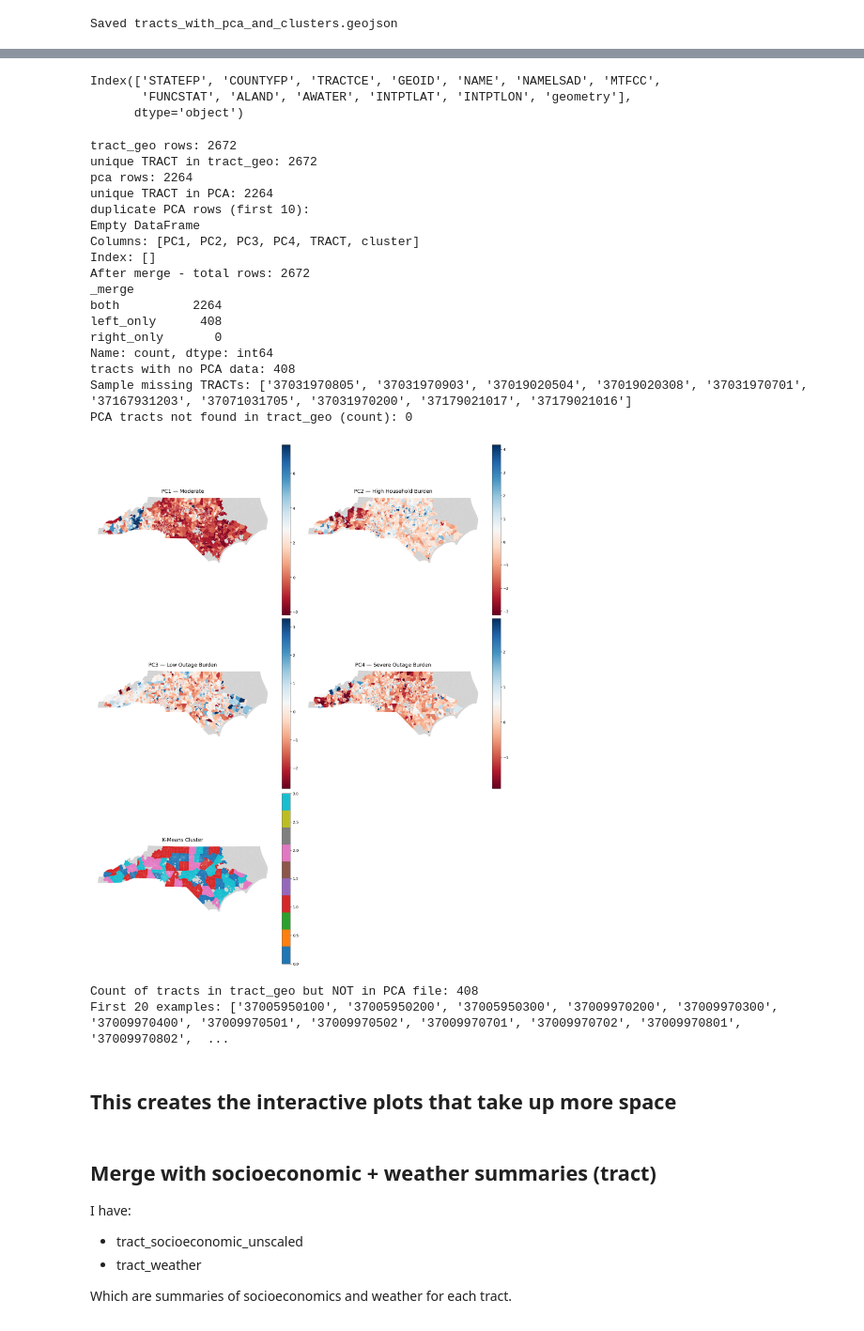
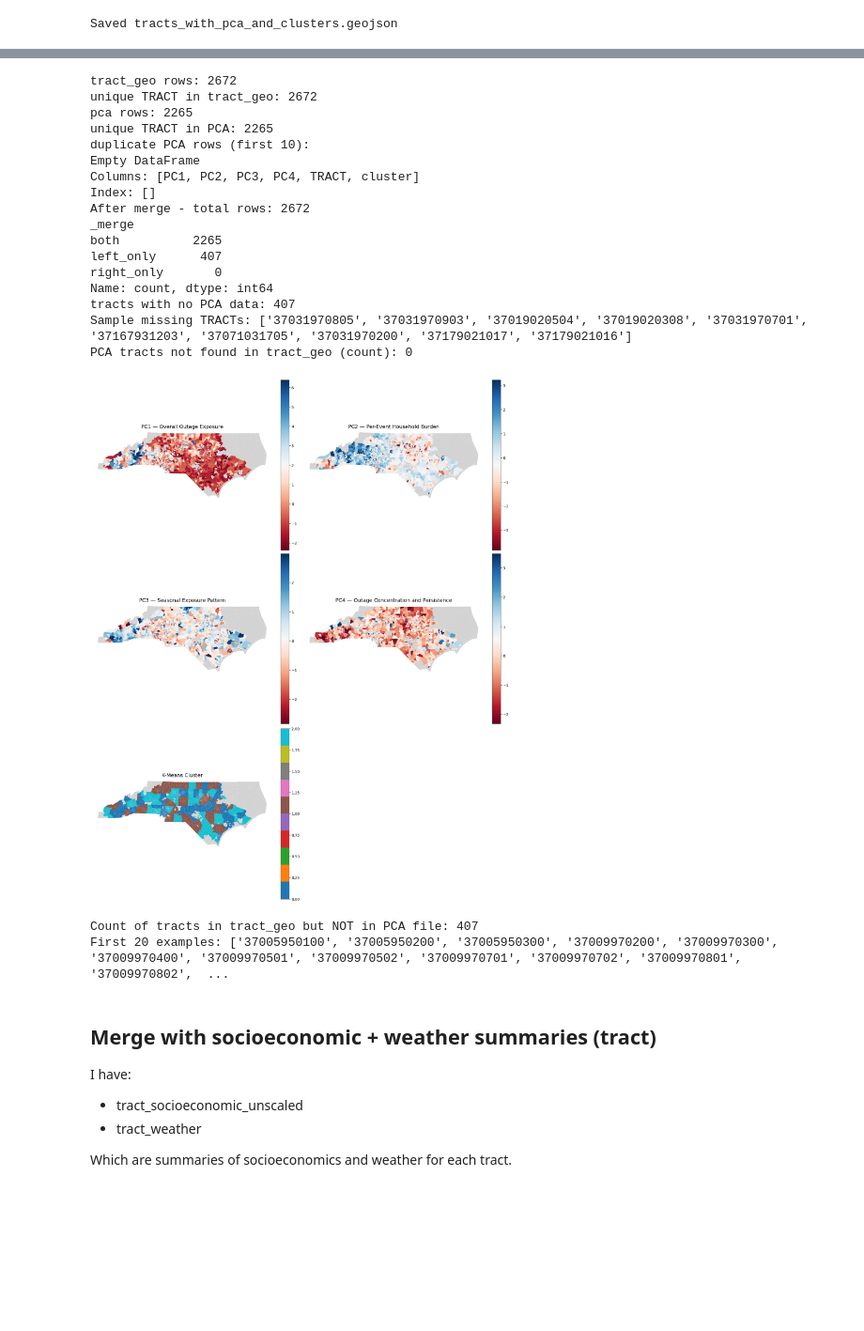
Before and after one commit to jessalynlc/MP, a Jupyter notebook: pca_outages.ipynb, the cells around one changed output, grey strips where cells are left out. Shown at 94% size. Cells and saved outputs as stored; diff of their text form; code cells hidden in the pictures; blank space fills up the shorter version.

```diff
--- a/pca_outages.ipynb
+++ b/pca_outages.ipynb
@@ -260,7 +247,7 @@ Choosing k = 3
 # %% [markdown]
 ## Run clustering (k-means / hierarchical)
 # %%
-best_k = 4
+best_k = 3
 
 kmeans = KMeans(n_clusters=best_k, random_state=42)
 outages_tract_pca_scores['cluster'] = kmeans.fit_predict(outages_tract_pca_scores)
@@ -572,9 +414,3 @@ Saved: data_processed/outages_pca_results/outages_tracts_with_pca_and_clusters.g
-# %%
-tract_geo.columns
-# %% [output]
-Index(['STATEFP', 'COUNTYFP', 'TRACTCE', 'GEOID', 'NAME', 'NAMELSAD', 'MTFCC',
-       'FUNCSTAT', 'ALAND', 'AWATER', 'INTPTLAT', 'INTPTLON', 'geometry'],
-      dtype='object')
 # %%
 # --- read files (adjust paths if needed) ---
 tract_geo = gpd.read_file("data_raw/tl_2022_37_tract")
@@ -632,13 +468,13 @@ if 'cluster' in gdf.columns:
         # fallback: keep as object / float
         pass
 
-# ---------- plotting (geopandas + matplotlib) ----------
+#plotting (geopandas + matplotlib)
 variables = ['PC1','PC2','PC3','PC4','cluster']
 titles = [
-    'PC1 — Moderate',
-    'PC2 — High Household Burden',
-    'PC3 — Low Outage Burden',
-    'PC4 — Severe Outage Burden',
+    'PC1 — Overall Outage Exposure', #higher values are tracts with more frequent and larger cumulative outage impacts
+    'PC2 — Per-Event Household Burden', #more positive means fewer but longer outages
+    'PC3 — Seasonal Exposure Pattern', #higher i think would be more outages in winter than in summer
+    'PC4 — Outage Concentration and Persistence', #mixed loadings, tells how outages are distributed, not how many, separates tracts with fewer, larger, and more persistent outage events from those with more frequent, smaller disruptions
     'K-Means Cluster'
 ]
 
@@ -701,39 +537,45 @@ for i, var in enumerate(variables):
                 vmin=vmin,
                 vmax=vmax,
                 linewidth=0,
                 edgecolor='none',
                 missing_kwds={"color": "lightgrey", "edgecolor": "none"}
             )
 
     ax.set_xlim(global_xlim)
     ax.set_ylim(global_ylim)
     ax.set_title(titles[i], fontsize=14)
     ax.set_axis_off()
 
 # hide the unused 6th plot (if present)
 if len(axes) > len(variables):
     axes[len(variables)].set_visible(False)
 
+plt.savefig(
+    "data_processed/outages_pca_results/five_maps_pcs_and_cluster.png",
+    dpi=300,
+    bbox_inches='tight'
+)
+
 plt.show()
 # %% [output]
 tract_geo rows: 2672
 unique TRACT in tract_geo: 2672
-pca rows: 2264
-unique TRACT in PCA: 2264
+pca rows: 2265
+unique TRACT in PCA: 2265
 duplicate PCA rows (first 10):
 Empty DataFrame
 Columns: [PC1, PC2, PC3, PC4, TRACT, cluster]
 Index: []
 After merge - total rows: 2672
 _merge
-both          2264
-left_only      408
+both          2265
+left_only      407
 right_only       0
 Name: count, dtype: int64
-tracts with no PCA data: 408
+tracts with no PCA data: 407
 Sample missing TRACTs: ['37031970805', '37031970903', '37019020504', '37019020308', '37031970701', '37167931203', '37071031705', '37031970200', '37179021017', '37179021016']
 PCA tracts not found in tract_geo (count): 0
-[figure, old version]
+[figure, new version]
 # %%
 # ensure both TRACT columns are comparable (strings, zero-padded 11 chars)
 tract_geo['TRACT'] = tract_geo['TRACT'].astype(str).str.zfill(11)
@@ -748,7 +590,5 @@ tracts_only_in_geo = sorted(list(geo_tract_set - pca_tract_set))
 print("Count of tracts in tract_geo but NOT in PCA file:", len(tracts_only_in_geo))
 print("First 20 examples:", tracts_only_in_geo[:20])
 # %% [output]
-Count of tracts in tract_geo but NOT in PCA file: 408
+Count of tracts in tract_geo but NOT in PCA file: 407
 First 20 examples: ['37005950100', '37005950200', '37005950300', '37009970200', '37009970300', '37009970400', '37009970501', '37009970502', '37009970701', '37009970702', '37009970801', '37009970802',  ...
-# %% [markdown]
-## This creates the interactive plots that take up more space
```
Also changed, not shown: parts of 18 cells of this notebook, 2 other files.
